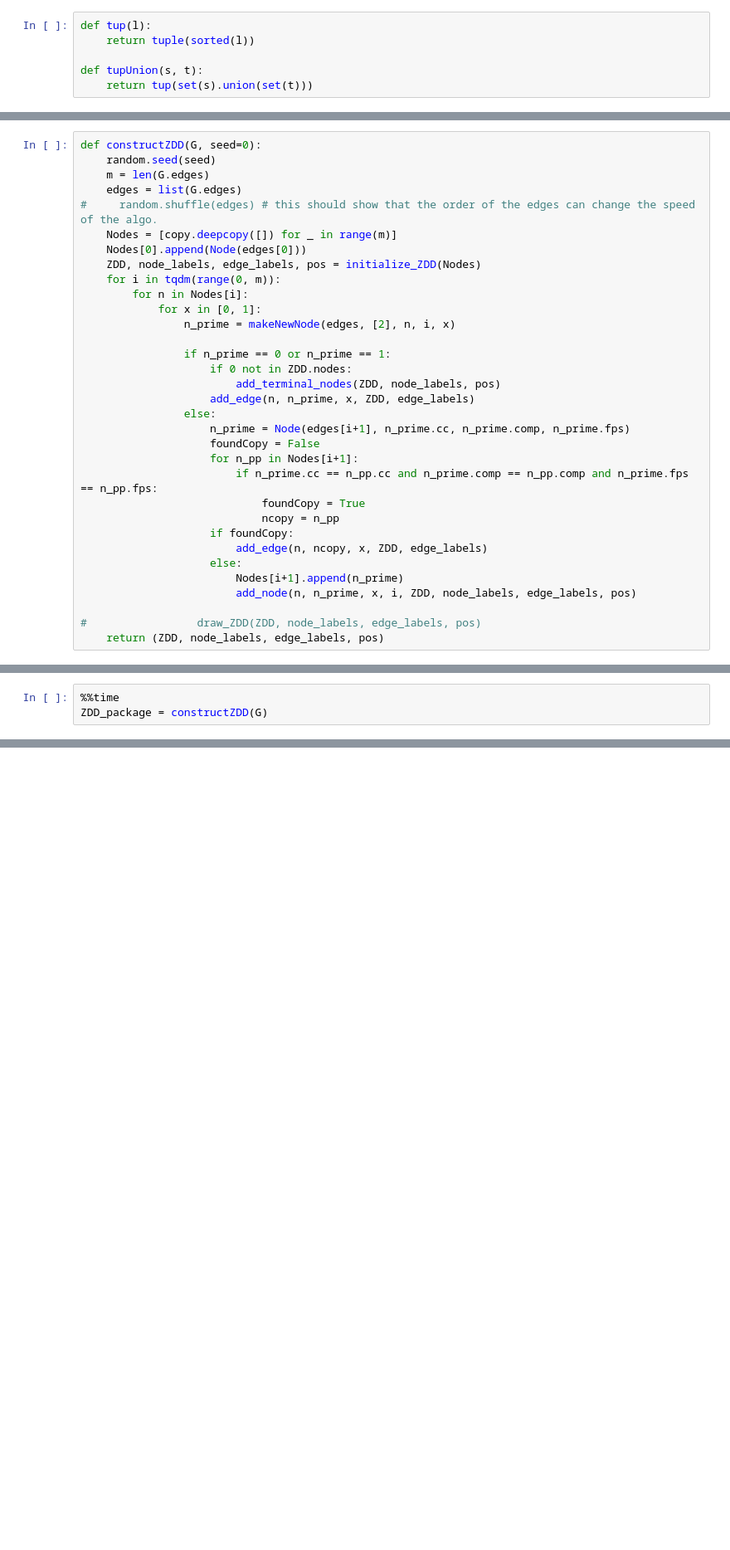
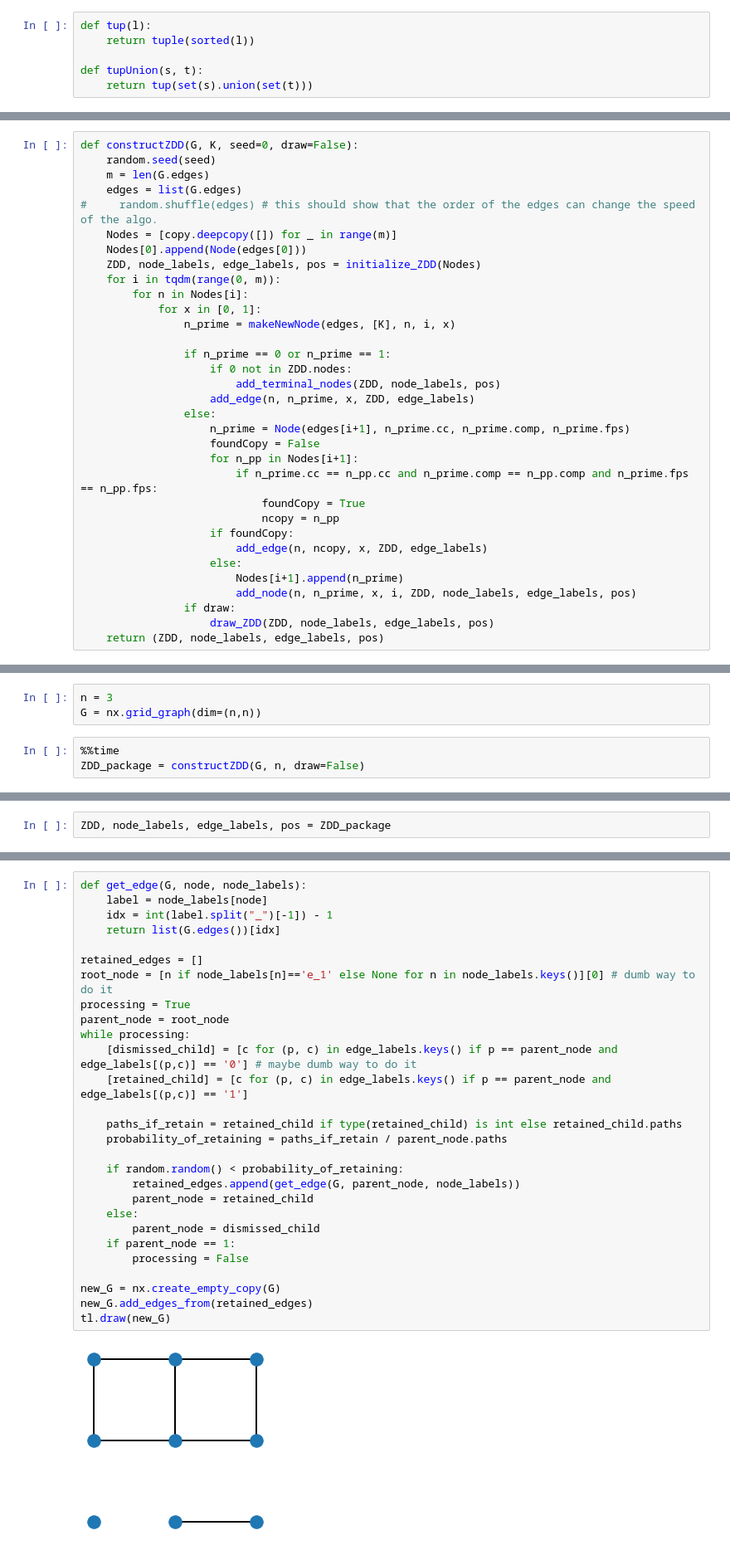
Before and after one commit to gerrymandr/trees, a Jupyter notebook: ZDD/algorithm.ipynb, the cells around one changed output, grey strips where cells are left out. Shown at 83% size. Saved outputs shown, nothing was run; the diff lists cells and outputs as text; blank space fills up the shorter version.

```diff
--- a/ZDD/algorithm.ipynb
+++ b/ZDD/algorithm.ipynb
@@ -253,7 +255,7 @@ def draw_ZDD(ZDD, node_labels, edge_labels, pos):
     time.sleep(0)
     return
 # %%
-def constructZDD(G, seed=0):
+def constructZDD(G, K, seed=0, draw=False):
     random.seed(seed)
     m = len(G.edges)
     edges = list(G.edges)
@@ -264,7 +266,7 @@ def constructZDD(G, seed=0):
     for i in tqdm(range(0, m)):
         for n in Nodes[i]:
             for x in [0, 1]:
-                n_prime = makeNewNode(edges, [2], n, i, x)
+                n_prime = makeNewNode(edges, [K], n, i, x)
 
                 if n_prime == 0 or n_prime == 1:
                     if 0 not in ZDD.nodes:
@@ -282,6 +284,6 @@ def constructZDD(G, seed=0):
                     else:
                         Nodes[i+1].append(n_prime)
                         add_node(n, n_prime, x, i, ZDD, node_labels, edge_labels, pos)
-
-#                 draw_ZDD(ZDD, node_labels, edge_labels, pos)
+                if draw:
+                    draw_ZDD(ZDD, node_labels, edge_labels, pos)
     return (ZDD, node_labels, edge_labels, pos)
@@ -295,4 +290,7 @@ nx.draw_spectral(G)
+# %%
+n = 3
+G = nx.grid_graph(dim=(n,n))
 # %%
 %%time
-ZDD_package = constructZDD(G)
+ZDD_package = constructZDD(G, n, draw=False)
 # %% [output]
@@ -309,0 +314,2 @@ Wall time: 1.02 s
+# %%
+ZDD, node_labels, edge_labels, pos = ZDD_package
@@ -309,0 +318,30 @@ Wall time: 1.02 s
+# %%
+def get_edge(G, node, node_labels):
+    label = node_labels[node]
+    idx = int(label.split("_")[-1]) - 1
+    return list(G.edges())[idx]
+
+retained_edges = []
+root_node = [n if node_labels[n]=='e_1' else None for n in node_labels.keys()][0] # dumb way to do it
+processing = True
+parent_node = root_node
+while processing:
+    [dismissed_child] = [c for (p, c) in edge_labels.keys() if p == parent_node and edge_labels[(p,c)] == '0'] # maybe dumb way to do it
+    [retained_child] = [c for (p, c) in edge_labels.keys() if p == parent_node and edge_labels[(p,c)] == '1']
+
+    paths_if_retain = retained_child if type(retained_child) is int else retained_child.paths
+    probability_of_retaining = paths_if_retain / parent_node.paths
+
+    if random.random() < probability_of_retaining:
+        retained_edges.append(get_edge(G, parent_node, node_labels))
+        parent_node = retained_child
+    else:
+        parent_node = dismissed_child
+    if parent_node == 1:
+        processing = False
+
+new_G = nx.create_empty_copy(G)
+new_G.add_edges_from(retained_edges)
+tl.draw(new_G)
+# %% [output]
+[figure, added]
```
Also changed, not shown: parts of 12 cells of this notebook.
